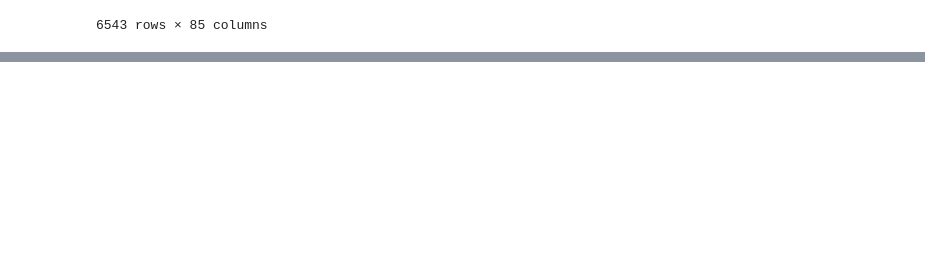
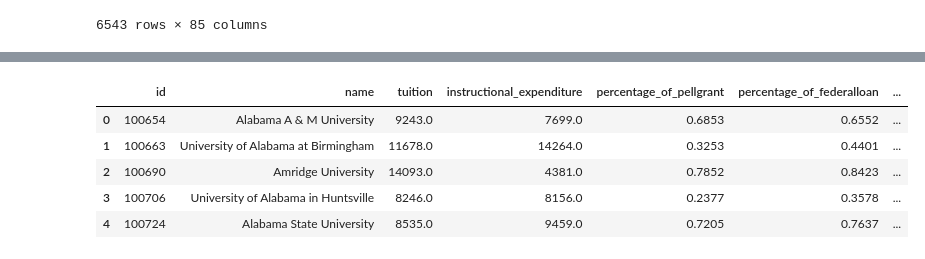
Before and after one commit to Wook22/Education_Institution_Data_Analysis, a Jupyter notebook: test_code.ipynb, the cells around one changed output, grey strips where cells are left out. Saved outputs shown, nothing was run; the diff lists cells and outputs as text; code cells hidden in the pictures; blank space fills up the shorter version.

```diff
--- a/test_code.ipynb
+++ b/test_code.ipynb
@@ -281,0 +430,20 @@ test_rename
+# %%
+test_financial = test_rename[[
+    "id",
+    "name",
+    "tuition",
+    "instructional_expenditure",
+    "percentage_of_pellgrant",
+    "percentage_of_federalloan",
+    "pecentage_of_over25"
+]]
+
+test_financial_clean = test_financial.dropna()
+test_financial_clean.head()
+# %% [output]
+|  | id | name | tuition | instructional_expenditure | percentage_of_pellgrant | percentage_of_federalloan | ... |
+| 0 | 100654 | Alabama A & M University | 9243.0 | 7699.0 | 0.6853 | 0.6552 | ... |
+| 1 | 100663 | University of Alabama at Birmingham | 11678.0 | 14264.0 | 0.3253 | 0.4401 | ... |
+| 2 | 100690 | Amridge University | 14093.0 | 4381.0 | 0.7852 | 0.8423 | ... |
+| 3 | 100706 | University of Alabama in Huntsville | 8246.0 | 8156.0 | 0.2377 | 0.3578 | ... |
+| 4 | 100724 | Alabama State University | 8535.0 | 9459.0 | 0.7205 | 0.7637 | ... |
```
Also changed, not shown: parts of 6 cells of this notebook.
